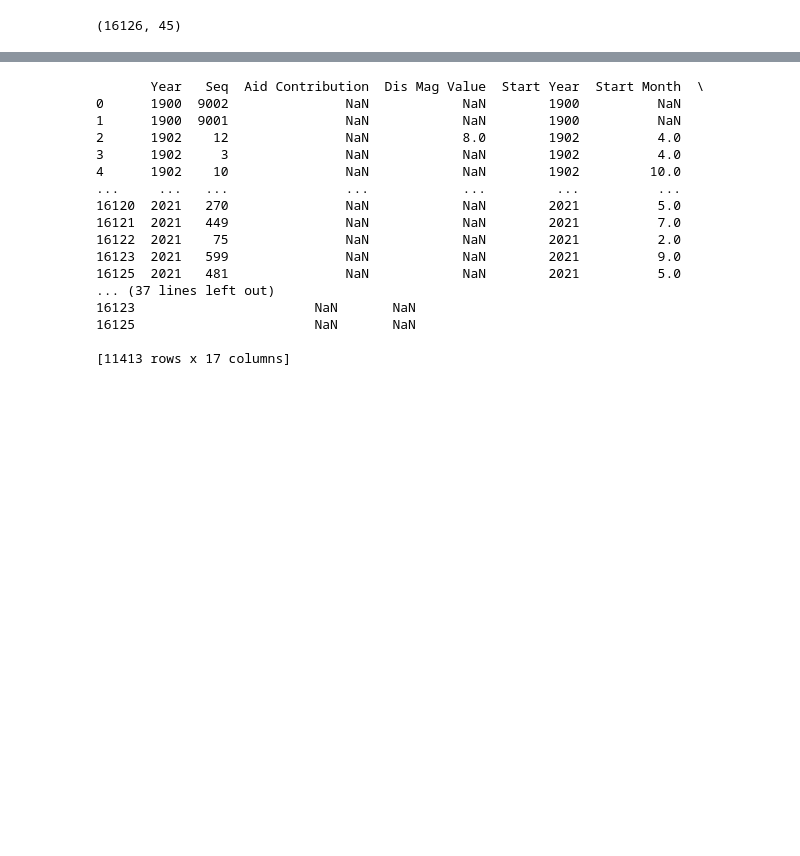
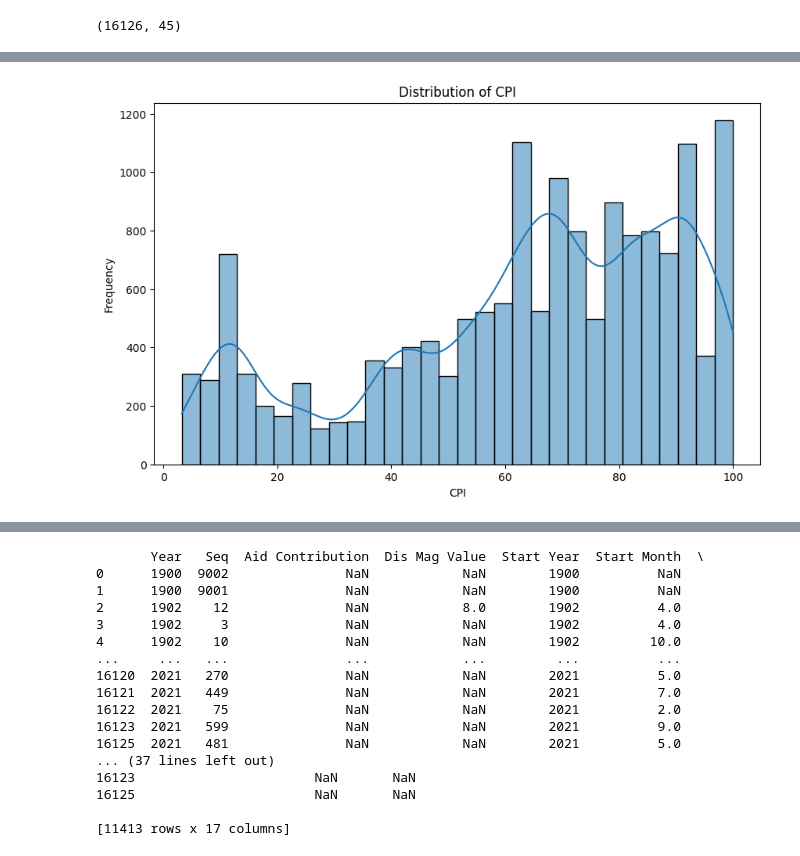
Before and after one commit to Alinejj/Alinejj, a Jupyter notebook: Natural_Disaster_Prediction.ipynb, the cells around one changed output, grey strips where cells are left out. Cells and saved outputs as stored; diff of their text form; code cells hidden in the pictures; blank space fills up the shorter version.

```diff
--- a/Natural_Disaster_Prediction.ipynb
+++ b/Natural_Disaster_Prediction.ipynb
@@ -77,10 +101,13 @@ disasters_dataset.drop(non_numerical_cols, axis=1, inplace=True)
 imputer = SimpleImputer(strategy="mean")
 data_imputed = imputer.fit_transform(disasters_dataset)
 # %%
-# Update the non_numerical_cols variable after dropping the non-numerical columns
+# Update the non-numerical columns variable after dropping the non-numerical columns
 non_numerical_cols = disasters_dataset.select_dtypes(include=["object"]).columns
 
-# Iterate through the updated non_numerical_cols
+# Initialize label encoder
+le = LabelEncoder()
+
+# Encode non-numerical columns if any
 for col in non_numerical_cols:
     disasters_dataset[col] = le.fit_transform(disasters_dataset[col])
 # %%
@@ -95,0 +117,9 @@ model = XGBClassifier(n_estimator = 100, learning_rate = 0.1, max_depth = 5)
+# %%
+plt.figure(figsize=(10, 6))
+sns.histplot(disasters_dataset['CPI'], bins=30, kde=True)
+plt.title('Distribution of CPI')
+plt.xlabel('CPI')
+plt.ylabel('Frequency')
+plt.show()
+# %% [output]
+[figure, added]
```
Also changed, not shown: parts of 34 cells of this notebook.
